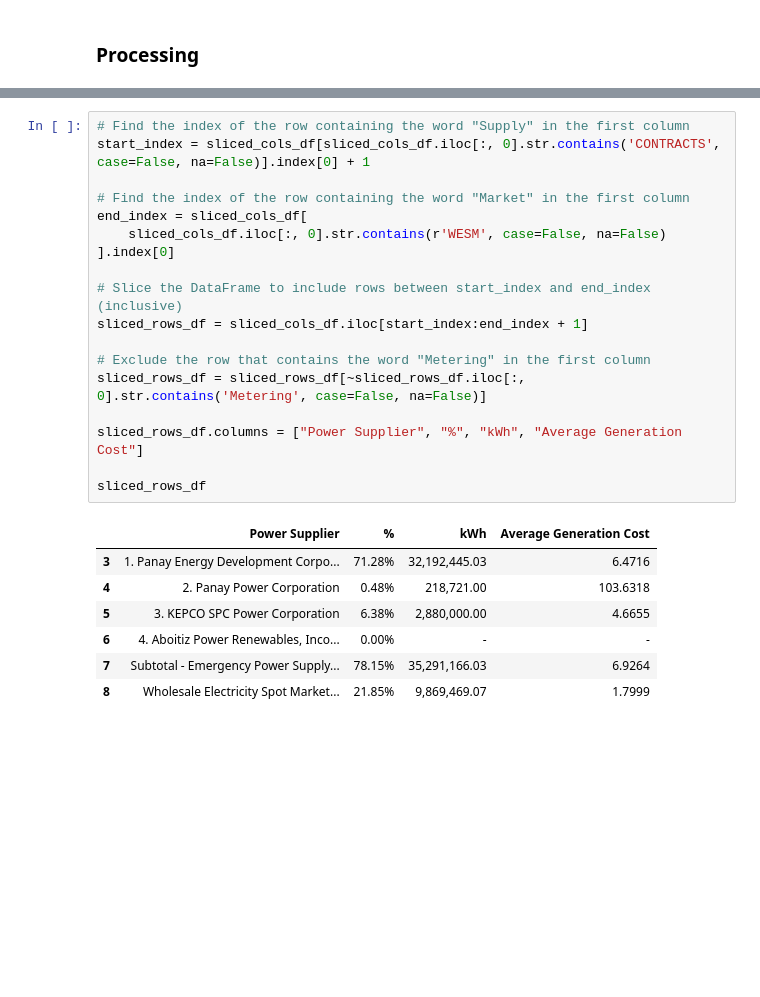
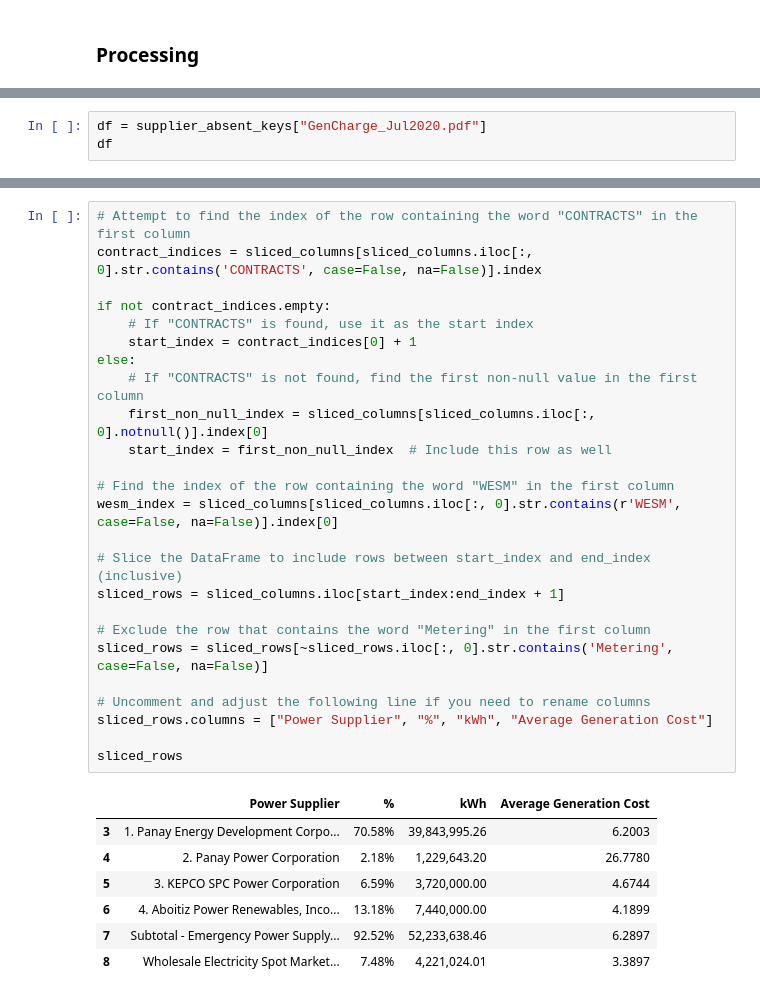
Before and after one commit to andreasenson/Scrape-DU-Generation-Charge, a Jupyter notebook: MEPC/scrape_MEPC.ipynb, the cells around one changed output, grey strips where cells are left out. Cells and saved outputs as stored; diff of their text form; blank space fills up the shorter version.

```diff
--- a/MEPC/scrape_MEPC.ipynb
+++ b/MEPC/scrape_MEPC.ipynb
@@ -210,0 +395,3 @@ sliced_cols_df
+# %%
+df = supplier_absent_keys["GenCharge_Jul2020.pdf"]
+df
@@ -211,29 +462,36 @@ sliced_cols_df
 # %%
-# Find the index of the row containing the word "Supply" in the first column
-start_index = sliced_cols_df[sliced_cols_df.iloc[:, 0].str.contains('CONTRACTS', case=False, na=False)].index[0] + 1
+# Attempt to find the index of the row containing the word "CONTRACTS" in the first column
+contract_indices = sliced_columns[sliced_columns.iloc[:, 0].str.contains('CONTRACTS', case=False, na=False)].index
 
-# Find the index of the row containing the word "Market" in the first column
-end_index = sliced_cols_df[
-    sliced_cols_df.iloc[:, 0].str.contains(r'WESM', case=False, na=False)
-].index[0]
+if not contract_indices.empty:
+    # If "CONTRACTS" is found, use it as the start index
+    start_index = contract_indices[0] + 1
+else:
+    # If "CONTRACTS" is not found, find the first non-null value in the first column
+    first_non_null_index = sliced_columns[sliced_columns.iloc[:, 0].notnull()].index[0]
+    start_index = first_non_null_index  # Include this row as well
+
+# Find the index of the row containing the word "WESM" in the first column
+wesm_index = sliced_columns[sliced_columns.iloc[:, 0].str.contains(r'WESM', case=False, na=False)].index[0]
 
 # Slice the DataFrame to include rows between start_index and end_index (inclusive)
-sliced_rows_df = sliced_cols_df.iloc[start_index:end_index + 1]
+sliced_rows = sliced_columns.iloc[start_index:end_index + 1]
 
 # Exclude the row that contains the word "Metering" in the first column
-sliced_rows_df = sliced_rows_df[~sliced_rows_df.iloc[:, 0].str.contains('Metering', case=False, na=False)]
+sliced_rows = sliced_rows[~sliced_rows.iloc[:, 0].str.contains('Metering', case=False, na=False)]
 
-sliced_rows_df.columns = ["Power Supplier", "%", "kWh", "Average Generation Cost"]
+# Uncomment and adjust the following line if you need to rename columns
+sliced_rows.columns = ["Power Supplier", "%", "kWh", "Average Generation Cost"]
 
-sliced_rows_df
+sliced_rows
 # %% [output]
 |  | Power Supplier | % | kWh | Average Generation Cost |
-| 3 | 1. Panay Energy Development Corpo... | 71.28% | 32,192,445.03 | 6.4716 |
-| 4 | 2. Panay Power Corporation | 0.48% | 218,721.00 | 103.6318 |
-| 5 | 3. KEPCO SPC Power Corporation | 6.38% | 2,880,000.00 | 4.6655 |
-| 6 | 4. Aboitiz Power Renewables, Inco... | 0.00% | - | - |
-| 7 | Subtotal - Emergency Power Supply... | 78.15% | 35,291,166.03 | 6.9264 |
-| 8 | Wholesale Electricity Spot Market... | 21.85% | 9,869,469.07 | 1.7999 |
+| 3 | 1. Panay Energy Development Corpo... | 70.58% | 39,843,995.26 | 6.2003 |
+| 4 | 2. Panay Power Corporation | 2.18% | 1,229,643.20 | 26.7780 |
+| 5 | 3. KEPCO SPC Power Corporation | 6.59% | 3,720,000.00 | 4.6744 |
+| 6 | 4. Aboitiz Power Renewables, Inco... | 13.18% | 7,440,000.00 | 4.1899 |
+| 7 | Subtotal - Emergency Power Supply... | 92.52% | 52,233,638.46 | 6.2897 |
+| 8 | Wholesale Electricity Spot Market... | 7.48% | 4,221,024.01 | 3.3897 |
 # %%
 import re
 
```
Also changed, not shown: parts of 19 cells of this notebook.
